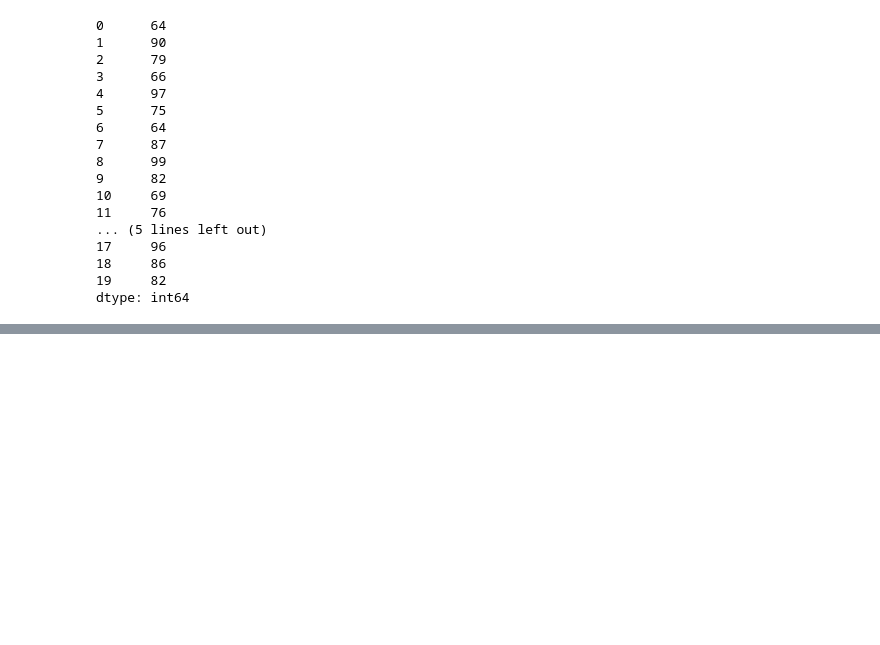
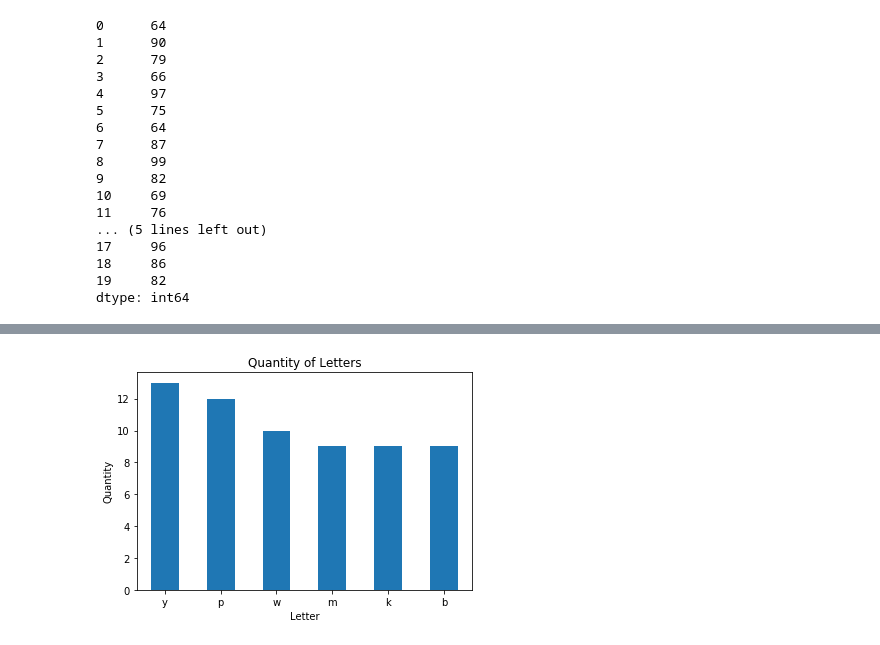
Before and after one commit to aleclhartman/python-exercises, a Jupyter notebook: 4.8.4.2_pandas_series.ipynb, the cells around one changed output, grey strips where cells are left out. Saved outputs shown, nothing was run; the diff lists cells and outputs as text; code cells hidden in the pictures; blank space fills up the shorter version.

```diff
--- a/4.8.4.2_pandas_series.ipynb
+++ b/4.8.4.2_pandas_series.ipynb
@@ -442,0 +518,10 @@ dtype: int64
+# %%
+# Create a bar plot of the frequencies of the 6 most frequently occuring letters.
+letters.value_counts().sort_values(ascending=False).head(6).plot.bar()
+plt.title("Quantity of Letters")
+plt.ylabel("Quantity")
+plt.xlabel("Letter")
+plt.xticks(rotation=0)
+plt.show()
+# %% [output]
+[figure, added]
```
Also changed, not shown: parts of 8 cells of this notebook.
